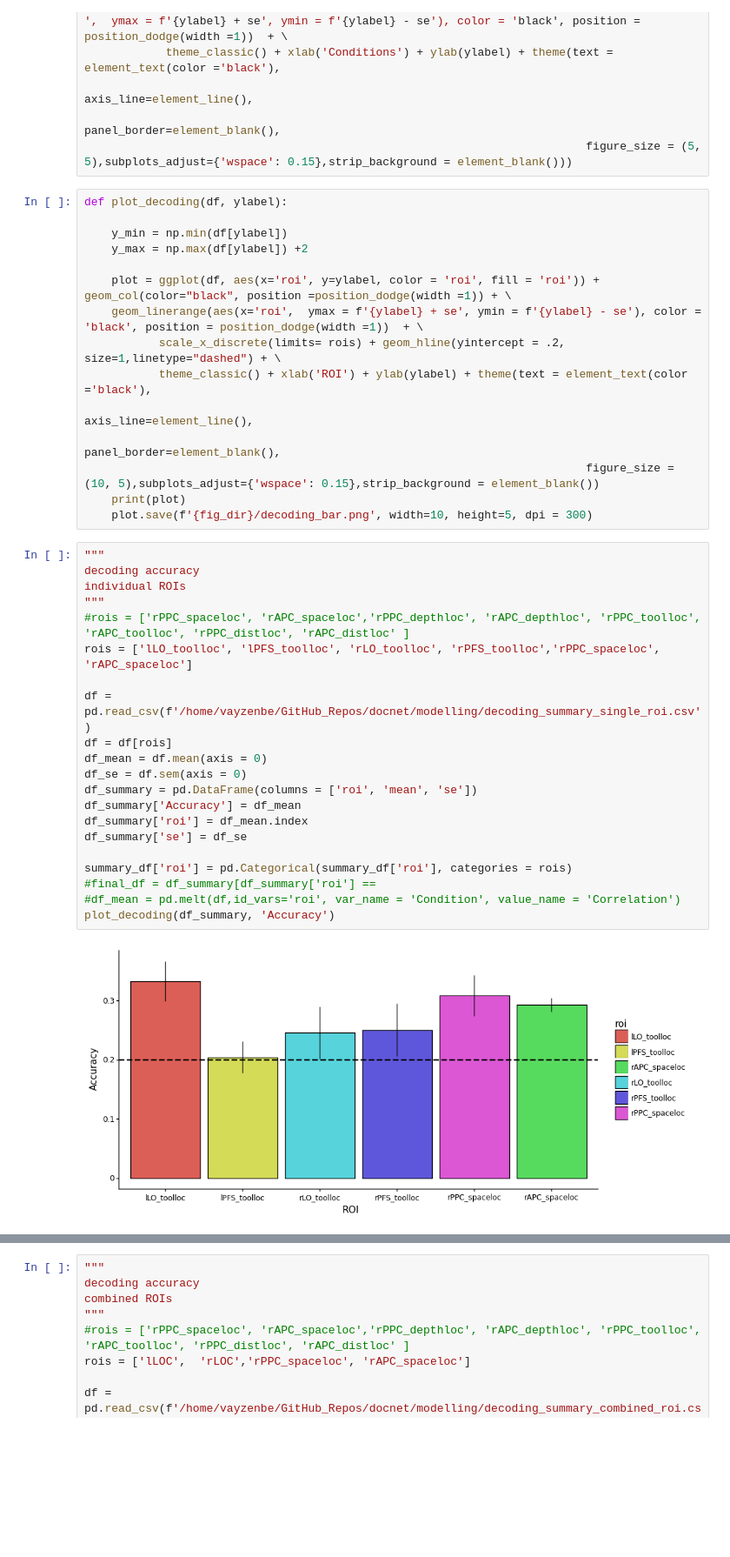
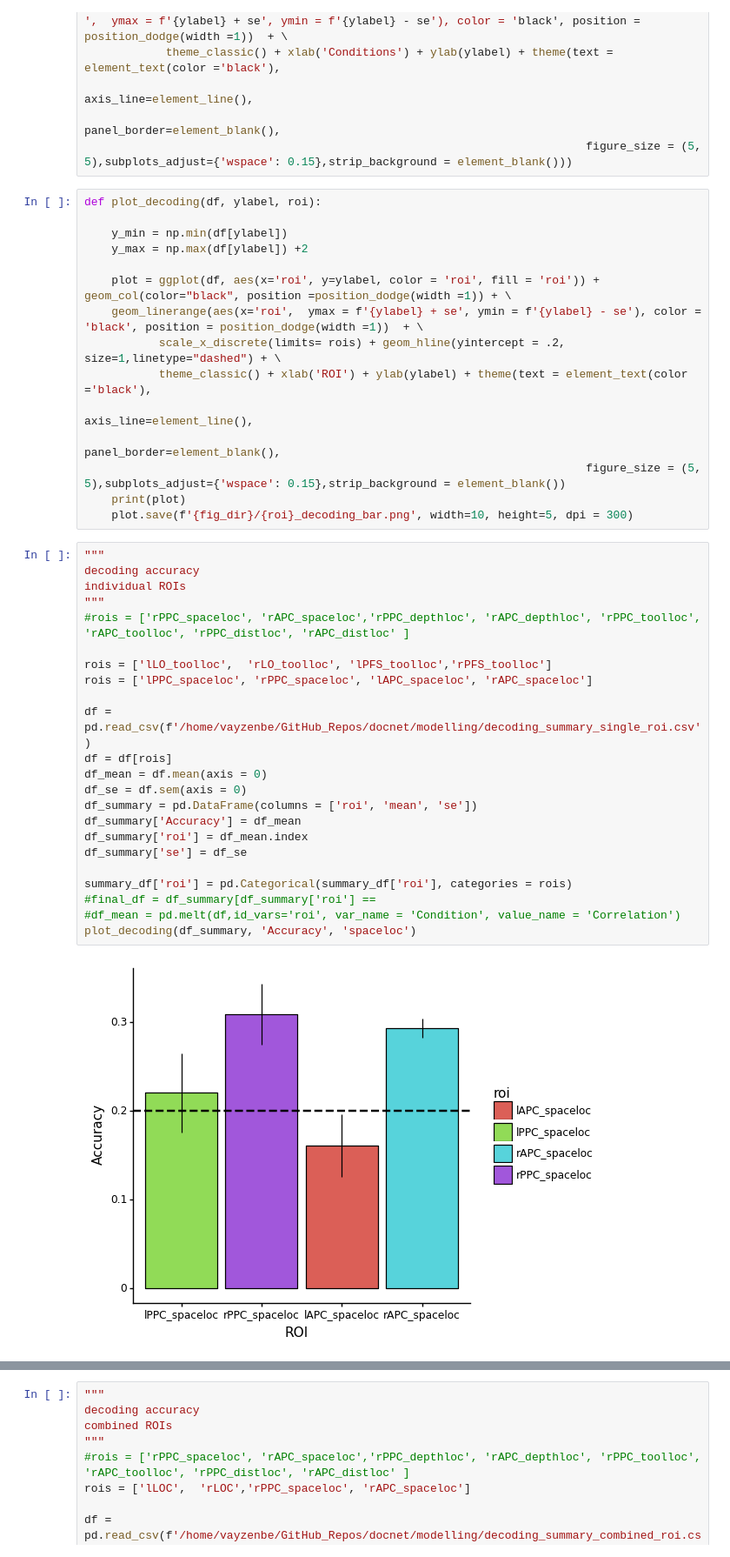
Before and after one commit to vayzenb/docnet, a Jupyter notebook: fmri/exp2_create_figures.ipynb, the cells around one changed output, grey strips where cells are left out. Shown at 87% size. Drawn from its saved outputs; the diff is of its cells as text; blank space fills up the shorter version.

Commit message:
updated decoding figs

```diff
--- a/fmri/exp2_create_figures.ipynb
+++ b/fmri/exp2_create_figures.ipynb
@@ -43,7 +43,7 @@ def plot_bar(df, ylabel):
                                                                           panel_border=element_blank(),
                                                                           figure_size = (5, 5),subplots_adjust={'wspace': 0.15},strip_background = element_blank()))
 # %%
-def plot_decoding(df, ylabel):
+def plot_decoding(df, ylabel, roi):
 
     y_min = np.min(df[ylabel])
     y_max = np.max(df[ylabel]) +2
@@ -54,29 +54,31 @@ def plot_decoding(df, ylabel):
            theme_classic() + xlab('ROI') + ylab(ylabel) + theme(text = element_text(color ='black'),
                                                                           axis_line=element_line(),
                                                                           panel_border=element_blank(),
-                                                                          figure_size = (10, 5),subplots_adjust={'wspace': 0.15},strip_background = element_blank())
+                                                                          figure_size = (5, 5),subplots_adjust={'wspace': 0.15},strip_background = element_blank())
     print(plot)
-    plot.save(f'{fig_dir}/decoding_bar.png', width=10, height=5, dpi = 300)
+    plot.save(f'{fig_dir}/{roi}_decoding_bar.png', width=10, height=5, dpi = 300)
 # %%
 """
 decoding accuracy
 individual ROIs
 """
 #rois = ['rPPC_spaceloc', 'rAPC_spaceloc','rPPC_depthloc', 'rAPC_depthloc', 'rPPC_toolloc', 'rAPC_toolloc', 'rPPC_distloc', 'rAPC_distloc' ]
-rois = ['lLO_toolloc', 'lPFS_toolloc', 'rLO_toolloc', 'rPFS_toolloc','rPPC_spaceloc', 'rAPC_spaceloc']
+
+rois = ['lLO_toolloc',  'rLO_toolloc', 'lPFS_toolloc','rPFS_toolloc']
+rois = ['lPPC_spaceloc', 'rPPC_spaceloc', 'lAPC_spaceloc', 'rAPC_spaceloc']
 
 df = pd.read_csv(f'/home/vayzenbe/GitHub_Repos/docnet/modelling/decoding_summary_single_roi.csv')
 df = df[rois]
 df_mean = df.mean(axis = 0)
 df_se = df.sem(axis = 0)
 df_summary = pd.DataFrame(columns = ['roi', 'mean', 'se'])
 df_summary['Accuracy'] = df_mean
 df_summary['roi'] = df_mean.index
 df_summary['se'] = df_se
 
 summary_df['roi'] = pd.Categorical(summary_df['roi'], categories = rois)
 #final_df = df_summary[df_summary['roi'] ==
 #df_mean = pd.melt(df,id_vars='roi', var_name = 'Condition', value_name = 'Correlation')
-plot_decoding(df_summary, 'Accuracy')
+plot_decoding(df_summary, 'Accuracy', 'spaceloc')
 # %% [output]
-[figure, old version]
+[figure, new version]
```
Also changed, not shown: parts of 1 cell of this notebook, 2 other files.
